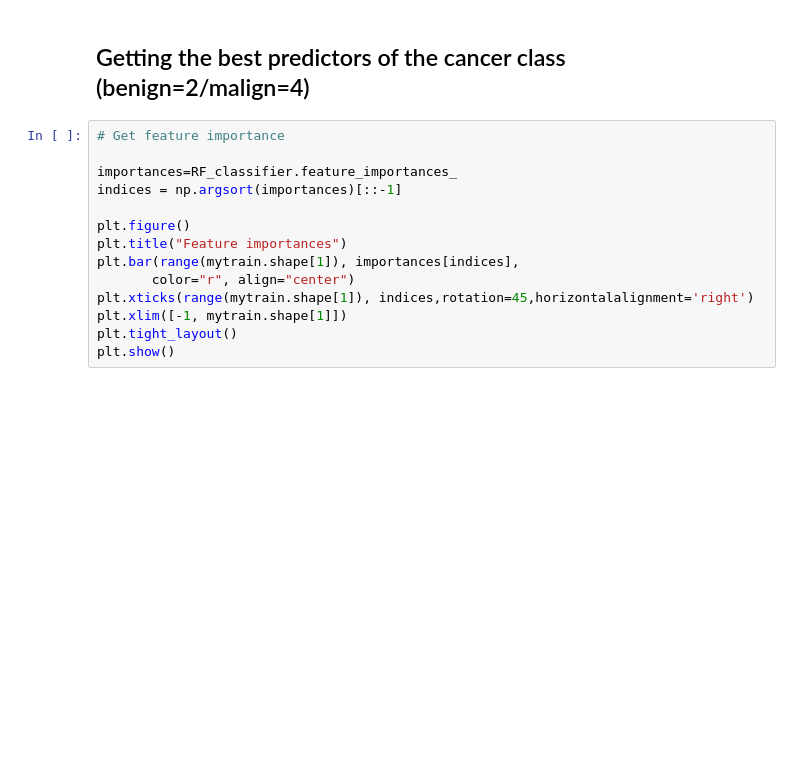
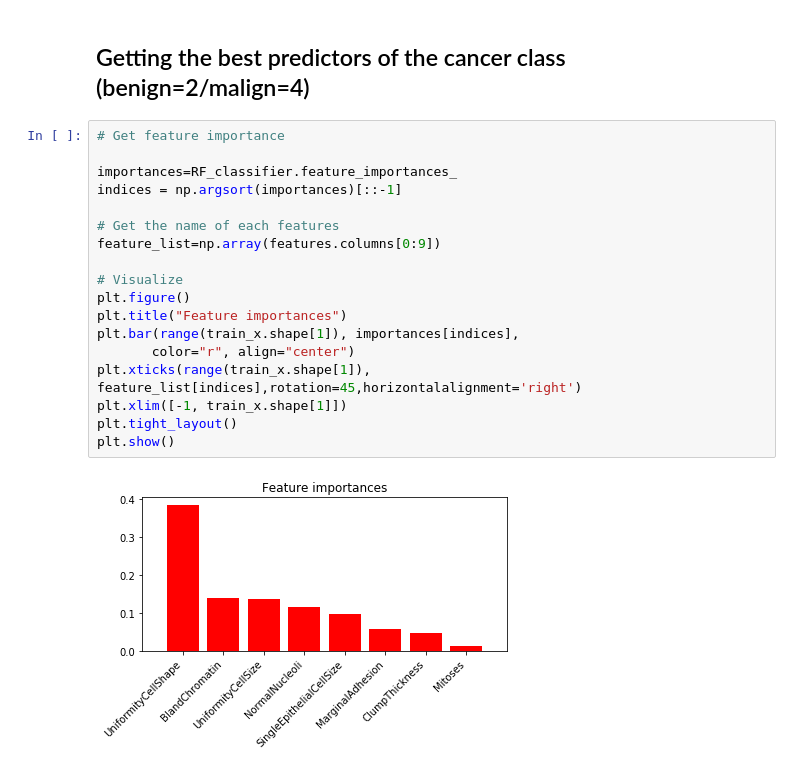
Before and after one commit to jedgroev/SGWebsite, a Jupyter notebook: lessons/20180529_Machine_Learning_Zsofia_Stefania_Marc/StudyGroup_MachineLearning_Class.ipynb, the cells around one changed output. Drawn from its saved outputs; the diff is of its cells as text; blank space fills up the shorter version.

```diff
--- a/lessons/20180529_Machine_Learning_Zsofia_Stefania_Marc/StudyGroup_MachineLearning_Class.ipynb
+++ b/lessons/20180529_Machine_Learning_Zsofia_Stefania_Marc/StudyGroup_MachineLearning_Class.ipynb
@@ -223,14 +200,20 @@ NameError: name 'itertools' is not defined
 # %%
 # Get feature importance
 
 importances=RF_classifier.feature_importances_
 indices = np.argsort(importances)[::-1]
 
+# Get the name of each features
+feature_list=np.array(features.columns[0:9])
+
+# Visualize
 plt.figure()
 plt.title("Feature importances")
-plt.bar(range(mytrain.shape[1]), importances[indices],
+plt.bar(range(train_x.shape[1]), importances[indices],
        color="r", align="center")
-plt.xticks(range(mytrain.shape[1]), indices,rotation=45,horizontalalignment='right')
-plt.xlim([-1, mytrain.shape[1]])
+plt.xticks(range(train_x.shape[1]), feature_list[indices],rotation=45,horizontalalignment='right')
+plt.xlim([-1, train_x.shape[1]])
 plt.tight_layout()
 plt.show()
+# %% [output]
+[figure, added]
```
Also changed, not shown: parts of 5 cells of this notebook.
